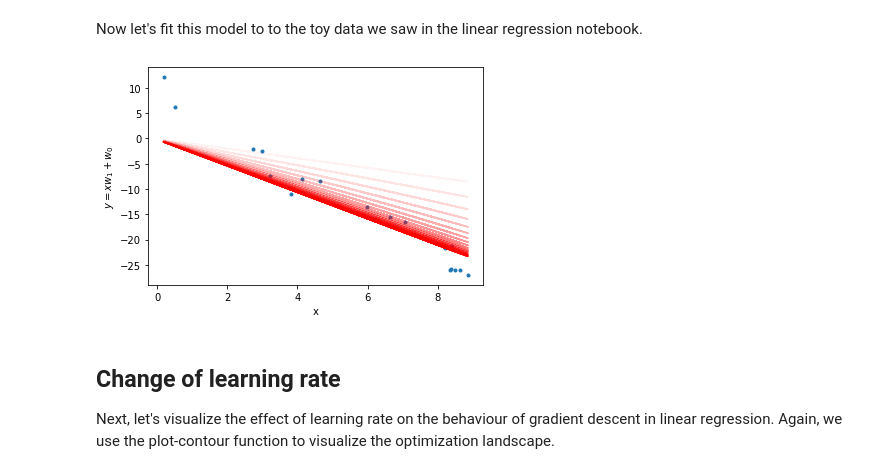
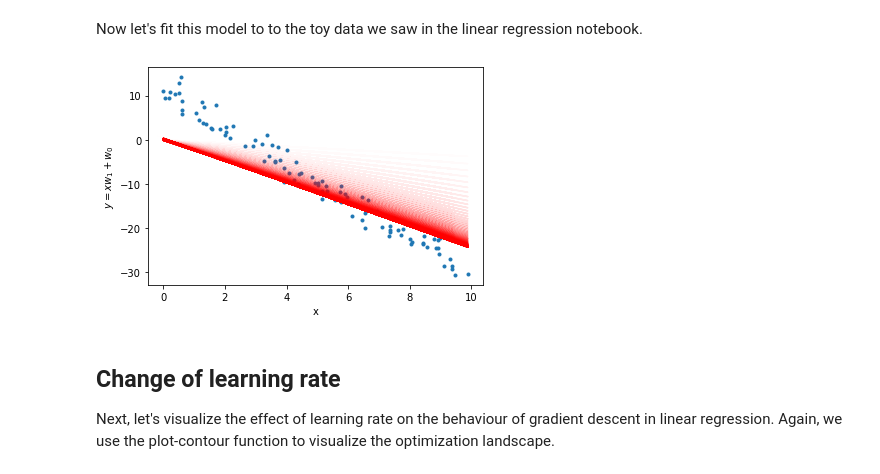
Before and after one commit to mravanba/comp551-notebooks, a Jupyter notebook: GradientDescent.ipynb, the cells around one changed output. Saved outputs shown, nothing was run; the diff lists cells and outputs as text; code cells hidden in the pictures.

```diff
--- a/GradientDescent.ipynb
+++ b/GradientDescent.ipynb
@@ -65,22 +65,22 @@ class LinearRegression:
 # %% [markdown]
 Now let's fit this model to to the toy data we saw in the linear regression notebook.
 # %%
-N = 20
+N = 100
 x = np.random.rand(N) * 10
 y = -4*x + 10 + 2*np.random.randn(N)
-optimizer = GradientDescent(learning_rate=.01, max_iters=20, record_history=True)
+optimizer = GradientDescent(learning_rate=.005, max_iters=100, record_history=True)
 model = LinearRegression()
 model.fit(x,y, optimizer)
 plt.plot(x, y, '.')
 for t,w in enumerate(optimizer.w_history):
     plt.plot(x, x*w[0]+w[1], 'r-', alpha=t/len(optimizer.w_history), label=str(t))
 plt.xlabel('x')
 plt.ylabel(r'$y=xw_1 + w_0$')
 #plt.xlim(-20,20)
 #plt.ylim(-100,100)
 plt.show()
 # %% [output]
-[figure, old version]
+[figure, new version]
 # %% [markdown]
 ## Change of learning rate
 Next, let's visualize the effect of learning rate on the behaviour of gradient descent in linear regression.
```
Also changed, not shown: parts of 3 cells of this notebook.
